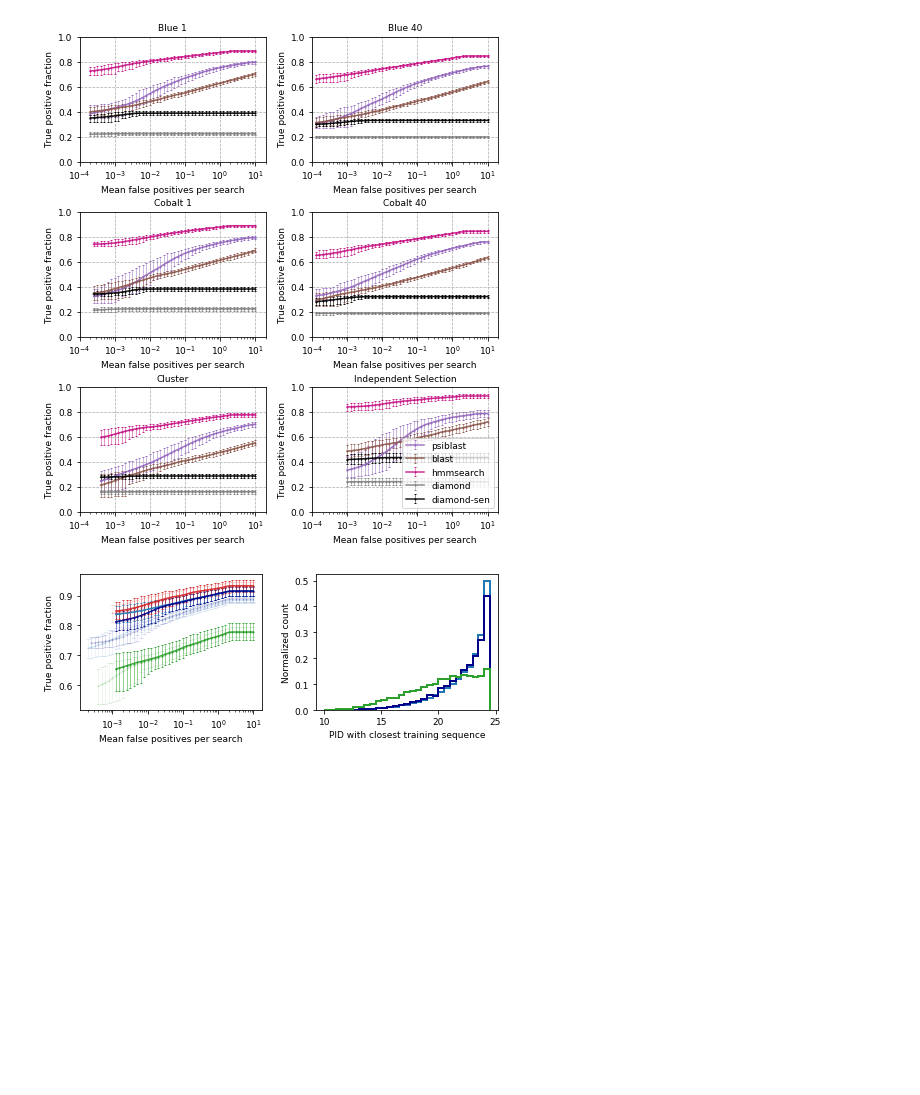
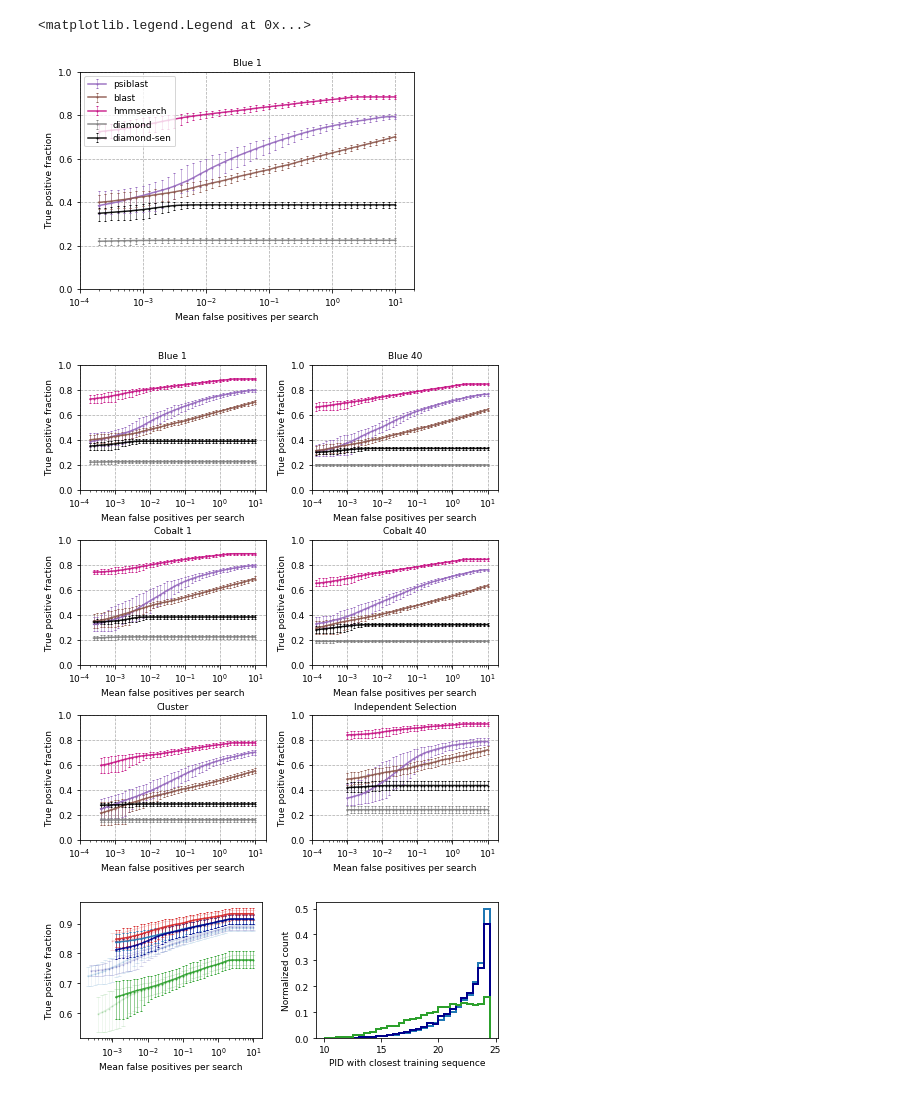
Before and after one commit to spetti/split_for_benchmarks, a Jupyter notebook: benchmarking_code/plot_method_benchmarks.ipynb, the cells around one changed output. Drawn from its saved outputs; the diff is of its cells as text; code cells hidden in the pictures; blank space fills up the shorter version.

Commit message:
updated paths

```diff
--- a/benchmarking_code/plot_method_benchmarks.ipynb
+++ b/benchmarking_code/plot_method_benchmarks.ipynb
@@ -27,7 +27,32 @@ t['blue40']='Blue 40'
 t['cobalt40']='Cobalt 40'
 t['random70']='Independent Selection'
 t['cluster']='Cluster'
-path="/n/home01/spetti/spetti_space/benchmarks/"
+path="/n/home01/spetti/spetti_space/split_for_benchmarks/benchmarking_data/benchmarks/"
+# %%
+fs=9
+algs=['blue1']
+
+methods=['psiblast','blast','hmmsearch', 'diamond', 'diamond-sen']
+
+plt.figure( )
+for alg in algs:
+    for method in methods:
+        #x= np.loadtxt("./bdata/"+method+"/results_1/"+name+".xy", comments='&').T
+        x=np.loadtxt(path+method+"/"+alg+".xy", comments='&').T
+        plt.grid( linestyle='--', linewidth=.75)
+        plt.errorbar(x[0],x[1], marker='o', yerr=[x[3],x[2]], ms=1, alpha=.9, capsize=.75, color=s[method], elinewidth=.5, label=method)
+        plt.title(t[alg], fontsize=fs)
+        plt.ylim(0,1)
+        plt.xlim(1/10000,20)
+        plt.xticks(fontsize=fs)
+        plt.yticks(fontsize=fs)
+        plt.xscale('log')
+        plt.xlabel("Mean false positives per search", fontsize=fs)
+        plt.ylabel("True positive fraction", fontsize=fs)
+plt.legend(fontsize=fs)
+# %% [output]
+<matplotlib.legend.Legend at 0x...>
+[figure, added]
 # %%
 fs=9
 algs=['blue1','blue40','cobalt1','cobalt40','cluster','random70']
@@ -53,10 +78,10 @@ for alg in algs:
         plt.xscale('log')
         plt.xlabel("Mean false positives per search", fontsize=fs)
         plt.ylabel("True positive fraction", fontsize=fs)
-plt.legend(fontsize=fs)
+#plt.legend(fontsize=fs)
 plt.savefig("/n/home01/spetti/figures/methods.pdf")
 # %% [output]
-[figure, old version]
+[figure, new version]
 # %%
 def tt_dist_den(algs, folder):
     fs=9
```
Also changed, not shown: 2 other files.
